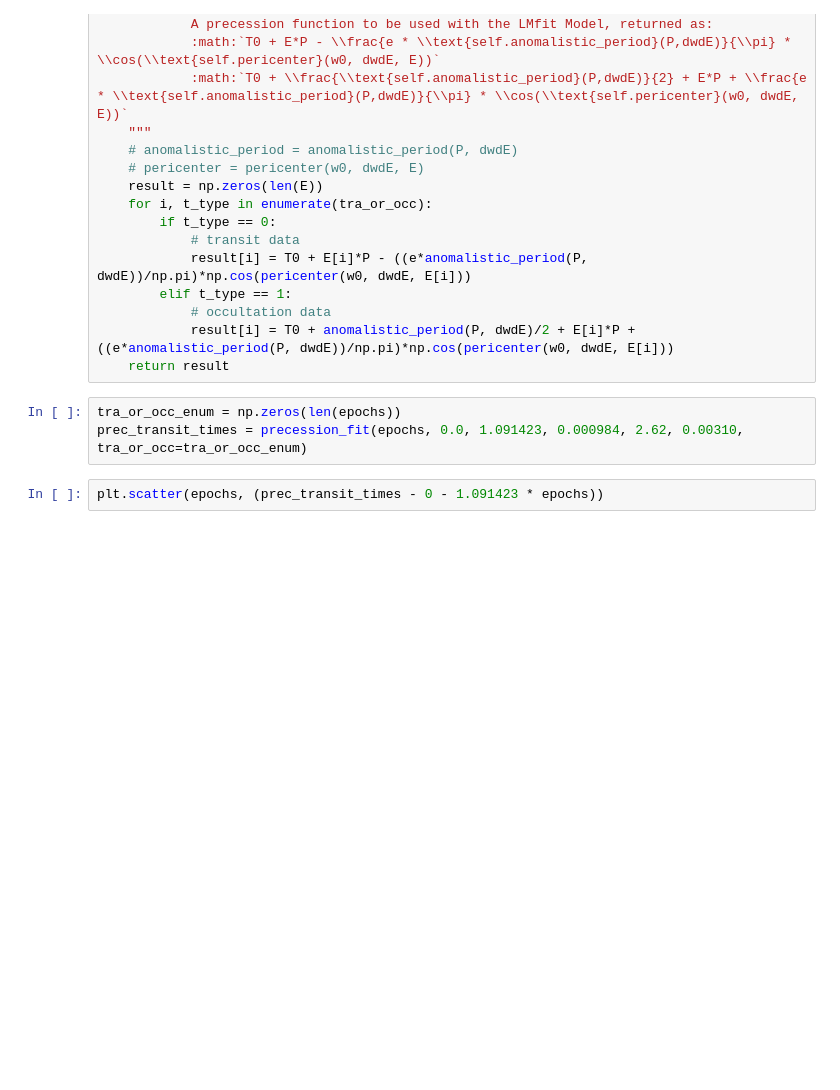
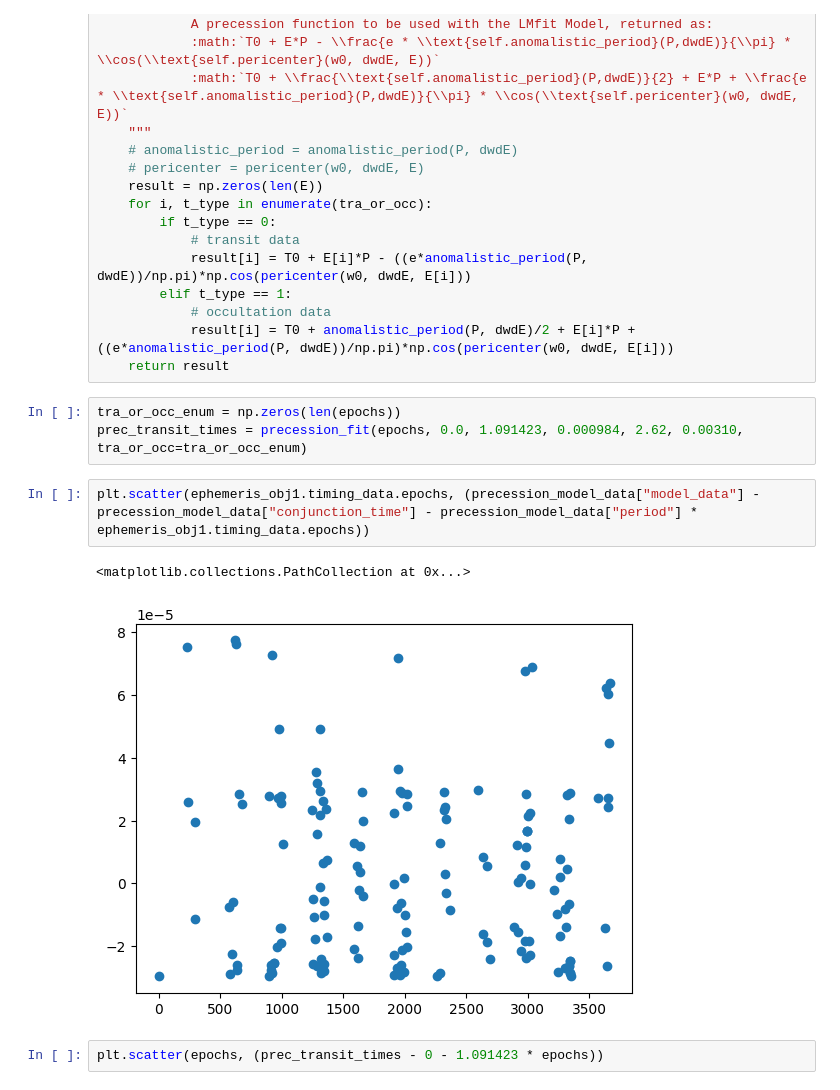
Before and after one commit to BoiseStatePlanetary/susie, a Jupyter notebook: precession_example.ipynb, the cells around one changed output. Drawn from its saved outputs; the diff is of its cells as text; blank space fills up the shorter version.

Commit message:
Fixing precession model mid-times calculation. Adding first example of synthetic data generation for precession to precession_example.ipynb

```diff
--- a/precession_example.ipynb
+++ b/precession_example.ipynb
@@ -199,6 +145,11 @@ def precession_fit(E, T0, P, dwdE, w0, e, tra_or_occ):
 # %%
 tra_or_occ_enum = np.zeros(len(epochs))
 prec_transit_times = precession_fit(epochs, 0.0, 1.091423, 0.000984, 2.62, 0.00310, tra_or_occ=tra_or_occ_enum)
+# %%
+plt.scatter(ephemeris_obj1.timing_data.epochs, (precession_model_data["model_data"] - precession_model_data["conjunction_time"] - precession_model_data["period"] * ephemeris_obj1.timing_data.epochs))
+# %% [output]
+<matplotlib.collections.PathCollection at 0x...>
+[figure, added]
 # %%
 plt.scatter(epochs, (prec_transit_times - 0 - 1.091423 * epochs))
 # %% [output]
```
Also changed, not shown: parts of 15 cells of this notebook.
